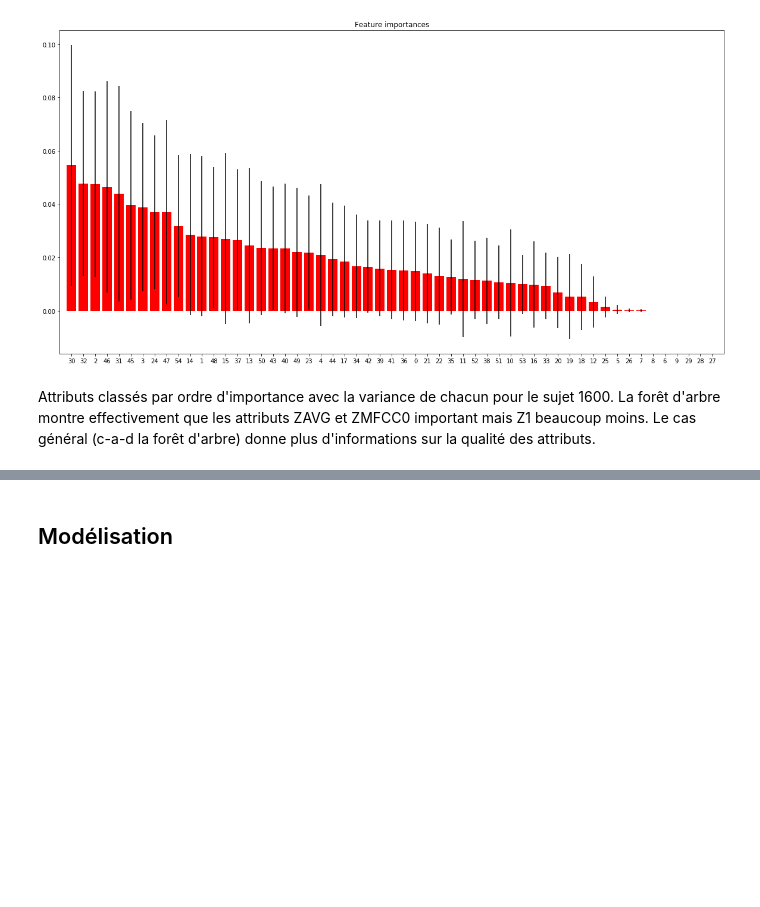
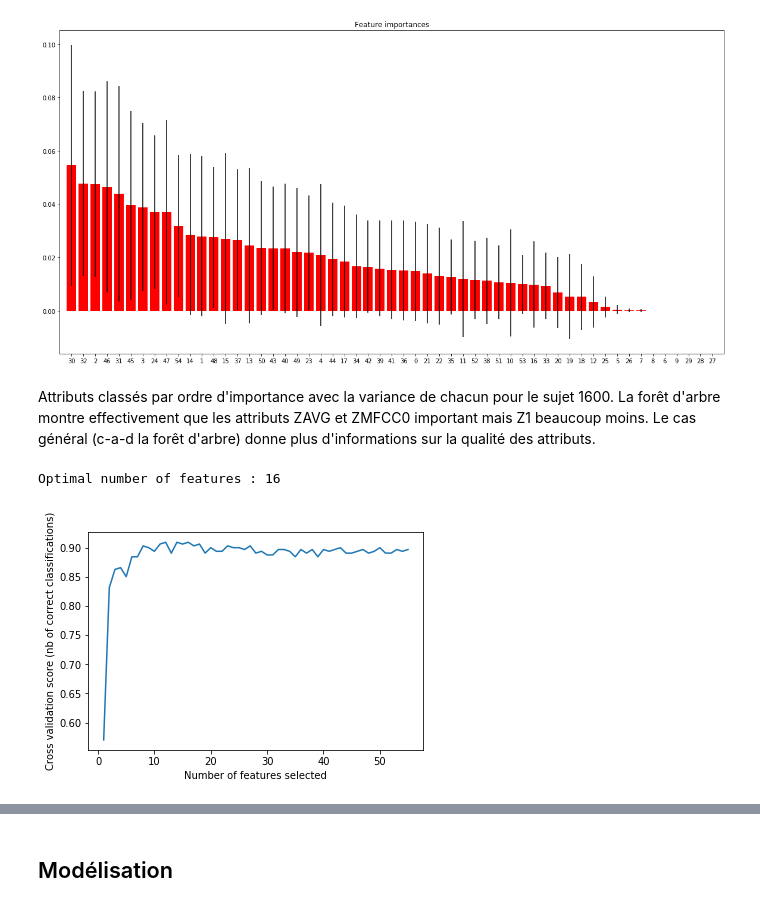
Before and after one commit to BaptisteSaintArnoult/human-activity-recognition, a Jupyter notebook: personal_model_Baptiste.ipynb, the cells around one changed output, grey strips where cells are left out. Saved outputs shown, nothing was run; the diff lists cells and outputs as text; code cells hidden in the pictures; blank space fills up the shorter version.

```diff
--- a/personal_model_Baptiste.ipynb
+++ b/personal_model_Baptiste.ipynb
@@ -634,3 +634,32 @@ Feature ranking:
 [figure]
 # %% [markdown]
 Attributs classés par ordre d'importance avec la variance de chacun pour le sujet 1600. La forêt d'arbre montre effectivement que les attributs ZAVG et ZMFCC0 important mais Z1 beaucoup moins. Le cas général (c-a-d la forêt d'arbre) donne plus d'informations sur la qualité des attributs.
+# %%
+from sklearn.model_selection import StratifiedKFold
+from sklearn.feature_selection import RFECV
+from sklearn.datasets import make_classification
+
+import warnings
+warnings.filterwarnings("ignore", message="numpy.dtype size changed")
+warnings.filterwarnings("ignore", message="numpy.ufunc size changed")
+
+forest = ExtraTreesClassifier(n_estimators=100,
+                              random_state=0)
+
+# The "accuracy" scoring is proportional to the number of correct
+# classifications
+rfecv = RFECV(estimator=forest, step=1, cv=StratifiedKFold(2),
+              scoring='accuracy')
+rfecv.fit(X, y)
+
+print("Optimal number of features : %d" % rfecv.n_features_)
+
+# Plot number of features VS. cross-validation scores
+plt.figure()
+plt.xlabel("Number of features selected")
+plt.ylabel("Cross validation score (nb of correct classifications)")
+plt.plot(range(1, len(rfecv.grid_scores_) + 1), rfecv.grid_scores_)
+plt.show()
+# %% [output]
+Optimal number of features : 16
+[figure, added]
```
Also changed, not shown: parts of 39 cells of this notebook.
